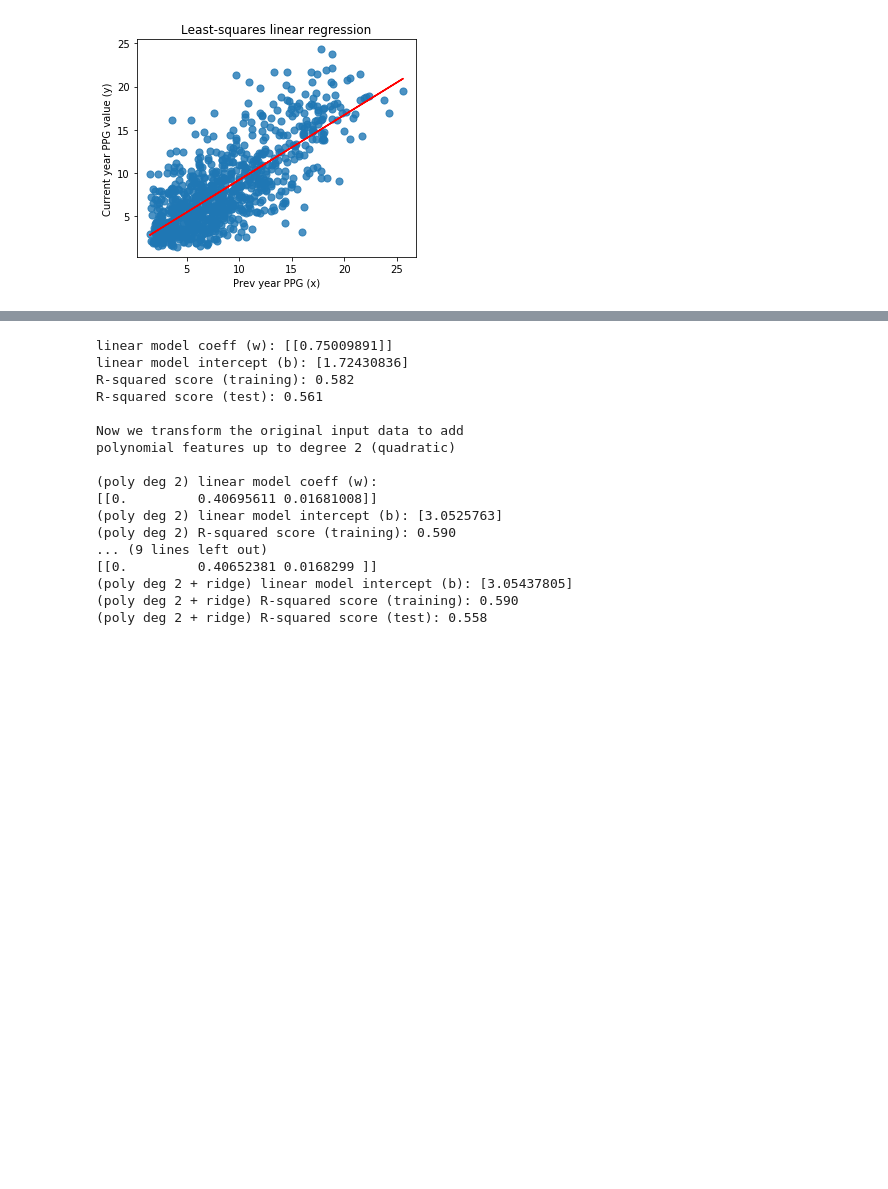
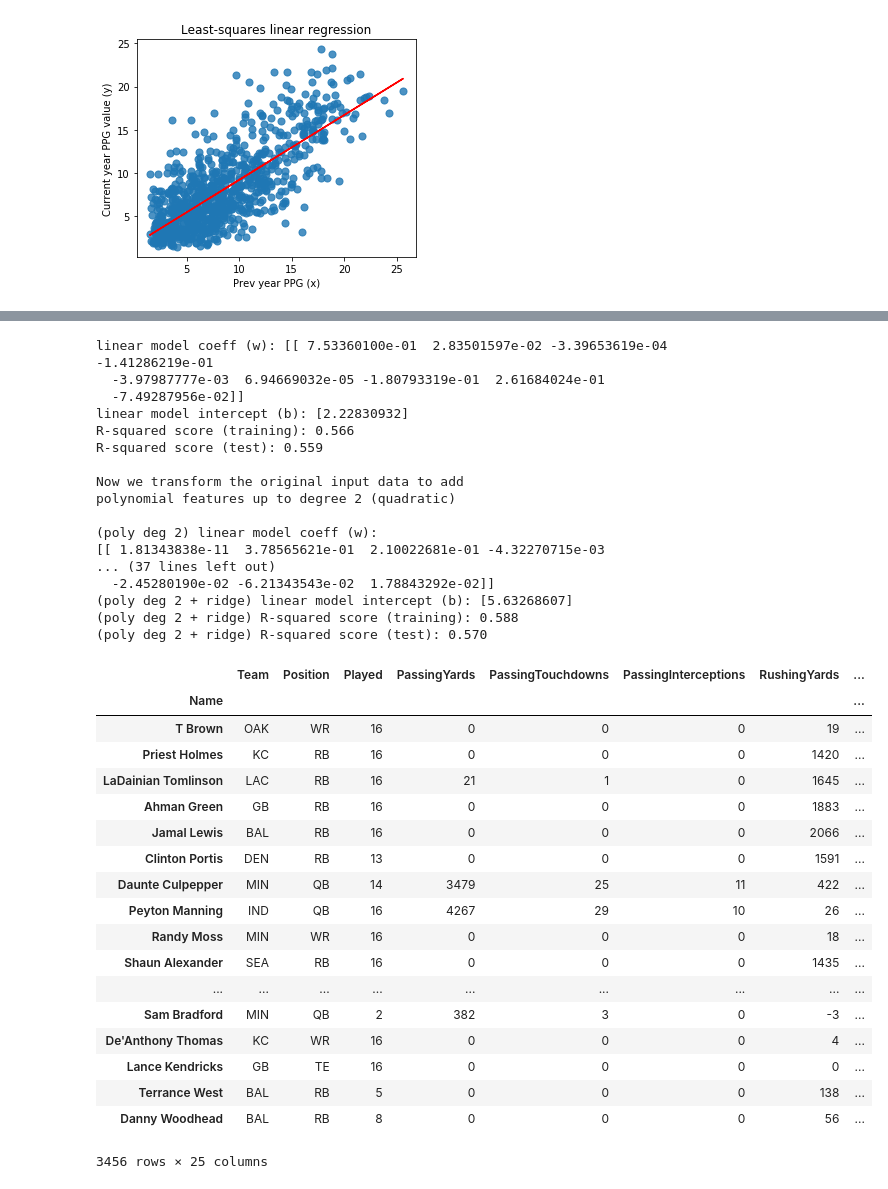
Before and after one commit to alexottenwess/fantasy_2018, a Jupyter notebook: rb_ppg_predictor.ipynb, the cells around one changed output, grey strips where cells are left out. Drawn from its saved outputs; the diff is of its cells as text; code cells hidden in the pictures; blank space fills up the shorter version.

Commit message:
updated train/test set to include all features

```diff
--- a/rb_ppg_predictor.ipynb
+++ b/rb_ppg_predictor.ipynb
@@ -107,9 +156,13 @@ from sklearn.linear_model import LinearRegression
 from sklearn.linear_model import Ridge
 from sklearn.preprocessing import PolynomialFeatures
 
+position_to_analyze = 'RB'
+position_players = all_players[all_players['Position'] != None]
 
-X_train, X_test, y_train, y_test = train_test_split(X, y,
-                                                   random_state = 0)
+X = position_players[feature_columns].values
+y = position_players['FantasyPointsPerGame'].values.reshape(-1,1)
+X_train, X_test, y_train, y_test = train_test_split(X, y, random_state = 0)
+
 linreg = LinearRegression().fit(X_train, y_train)
 
 print('linear model coeff (w): {}'
@@ -157,20 +210,42 @@ print('(poly deg 2 + ridge) R-squared score (training): {:.3f}'
 print('(poly deg 2 + ridge) R-squared score (test): {:.3f}'
      .format(linreg.score(X_test, y_test)))
 # %% [output]
-linear model coeff (w): [[0.75009891]]
-linear model intercept (b): [1.72430836]
-R-squared score (training): 0.582
-R-squared score (test): 0.561
+linear model coeff (w): [[ 7.53360100e-01  2.83501597e-02 -3.39653619e-04 -1.41286219e-01
+  -3.97987777e-03  6.94669032e-05 -1.80793319e-01  2.61684024e-01
+  -7.49287956e-02]]
+linear model intercept (b): [2.22830932]
+R-squared score (training): 0.566
+R-squared score (test): 0.559
 
 Now we transform the original input data to add
 polynomial features up to degree 2 (quadratic)
 
 (poly deg 2) linear model coeff (w):
-[[0.         0.40695611 0.01681008]]
-(poly deg 2) linear model intercept (b): [3.0525763]
-(poly deg 2) R-squared score (training): 0.590
-... (9 lines left out)
-[[0.         0.40652381 0.0168299 ]]
-(poly deg 2 + ridge) linear model intercept (b): [3.05437805]
-(poly deg 2 + ridge) R-squared score (training): 0.590
-(poly deg 2 + ridge) R-squared score (test): 0.558
+[[ 1.81343838e-11  3.78565621e-01  2.10022681e-01 -4.32270715e-03
+... (37 lines left out)
+  -2.45280190e-02 -6.21343543e-02  1.78843292e-02]]
+(poly deg 2 + ridge) linear model intercept (b): [5.63268607]
+(poly deg 2 + ridge) R-squared score (training): 0.588
+(poly deg 2 + ridge) R-squared score (test): 0.570
+# %%
+position_players
+# %% [output]
+|  | Team | Position | Played | PassingYards | PassingTouchdowns | PassingInterceptions | RushingYards | ... |
+| Name |  |  |  |  |  |  |  | ... |
+| T Brown | OAK | WR | 16 | 0 | 0 | 0 | 19 | ... |
+| Priest Holmes | KC | RB | 16 | 0 | 0 | 0 | 1420 | ... |
+| LaDainian Tomlinson | LAC | RB | 16 | 21 | 1 | 0 | 1645 | ... |
+| Ahman Green | GB | RB | 16 | 0 | 0 | 0 | 1883 | ... |
+| Jamal Lewis | BAL | RB | 16 | 0 | 0 | 0 | 2066 | ... |
+| Clinton Portis | DEN | RB | 13 | 0 | 0 | 0 | 1591 | ... |
+| Daunte Culpepper | MIN | QB | 14 | 3479 | 25 | 11 | 422 | ... |
+| Peyton Manning | IND | QB | 16 | 4267 | 29 | 10 | 26 | ... |
+| Randy Moss | MIN | WR | 16 | 0 | 0 | 0 | 18 | ... |
+| Shaun Alexander | SEA | RB | 16 | 0 | 0 | 0 | 1435 | ... |
+| ... | ... | ... | ... | ... | ... | ... | ... | ... |
+| Sam Bradford | MIN | QB | 2 | 382 | 3 | 0 | -3 | ... |
+| De'Anthony Thomas | KC | WR | 16 | 0 | 0 | 0 | 4 | ... |
+| Lance Kendricks | GB | TE | 16 | 0 | 0 | 0 | 0 | ... |
+| Terrance West | BAL | RB | 5 | 0 | 0 | 0 | 138 | ... |
+| Danny Woodhead | BAL | RB | 8 | 0 | 0 | 0 | 56 | ... |
+3456 rows × 25 columns
```
Also changed, not shown: parts of 4 cells of this notebook.
